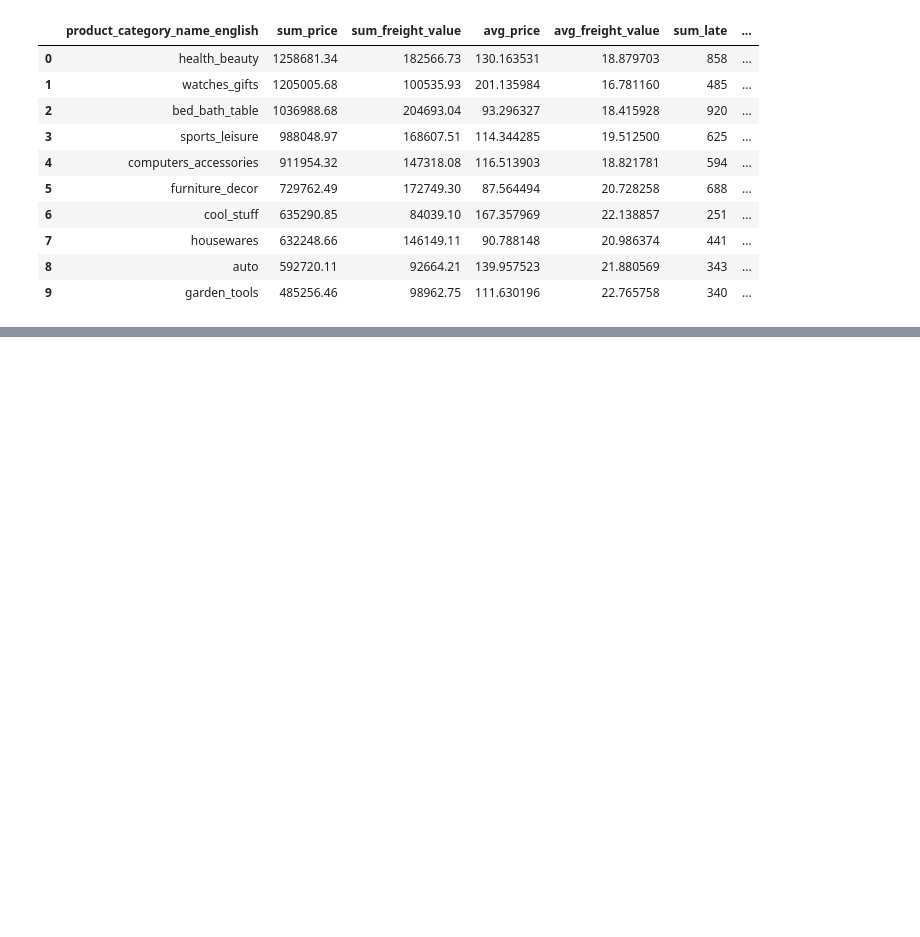
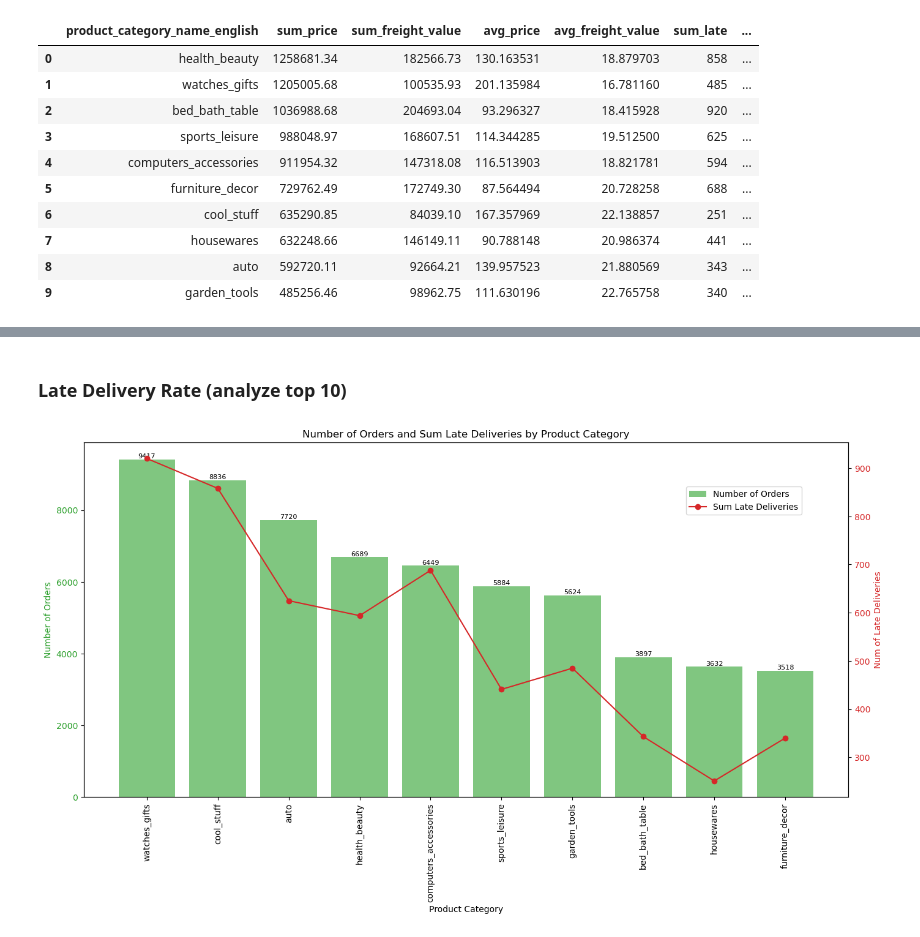
Before and after one commit to LongAiden/brazil_ecommerce_2020, a Jupyter notebook: brazil_ecommerce.ipynb, the cells around one changed output, grey strips where cells are left out. Saved outputs shown, nothing was run; the diff lists cells and outputs as text; code cells hidden in the pictures; blank space fills up the shorter version.

```diff
--- a/brazil_ecommerce.ipynb
+++ b/brazil_ecommerce.ipynb
@@ -345,0 +374,30 @@ plt.show()
+# %% [markdown]
+### Late Delivery Rate (analyze top 10)
+# %%
+# Plot 2: Number of Orders and Sum Late Deliveries
+fig, ax1 = plt.subplots(figsize=(14, 8))
+df_products_top10_tmp2 = df_products_top10.sort_values(by=['num_order'], ascending=False)
+ax1.set_xlabel('Product Category')
+ax1.set_ylabel('Number of Orders', color='tab:green')
+bars = ax1.bar(df_products_top10_tmp2['product_category_name_english'], df_products_top10_tmp2['num_order'],
+               color='tab:green', alpha=0.6, label='Number of Orders')
+ax1.tick_params(axis='y', labelcolor='tab:green')
+
+ax2 = ax1.twinx()
+ax2.set_ylabel('Num of Late Deliveries', color='tab:red')
+line = ax2.plot(df_products_top10_tmp2['product_category_name_english'], df_products_top10_tmp2['sum_late'], color='tab:red', marker='o', label='Sum Late Deliveries')
+ax2.tick_params(axis='y', labelcolor='tab:red')
+
+for bar in bars:
+    yval = bar.get_height()
+    ax1.text(bar.get_x() + bar.get_width() / 2.0, yval, round(yval, 0), va='bottom', ha='center', color='black', fontsize=8)
+
+# Add labels and title
+ax1.set_xticklabels(df['product_category_name_english'], rotation=90)
+fig.tight_layout()
+fig.legend(loc='upper right', bbox_to_anchor=(0.9,0.9))
+
+plt.title('Number of Orders and Sum Late Deliveries by Product Category')
+plt.show()
+# %% [output]
+[figure, added]
```
Also changed, not shown: parts of 25 cells of this notebook.
